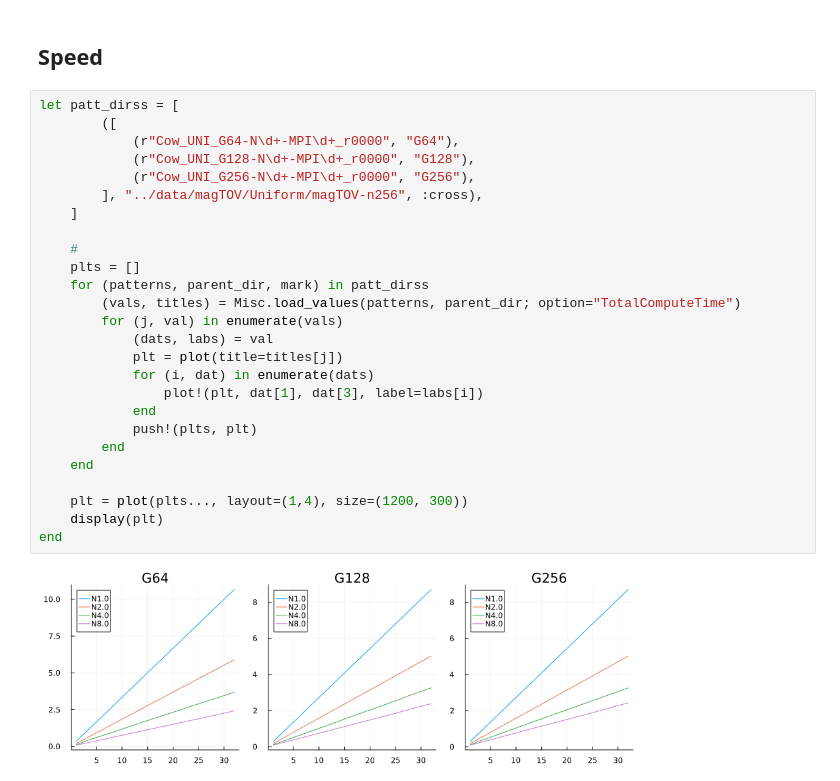
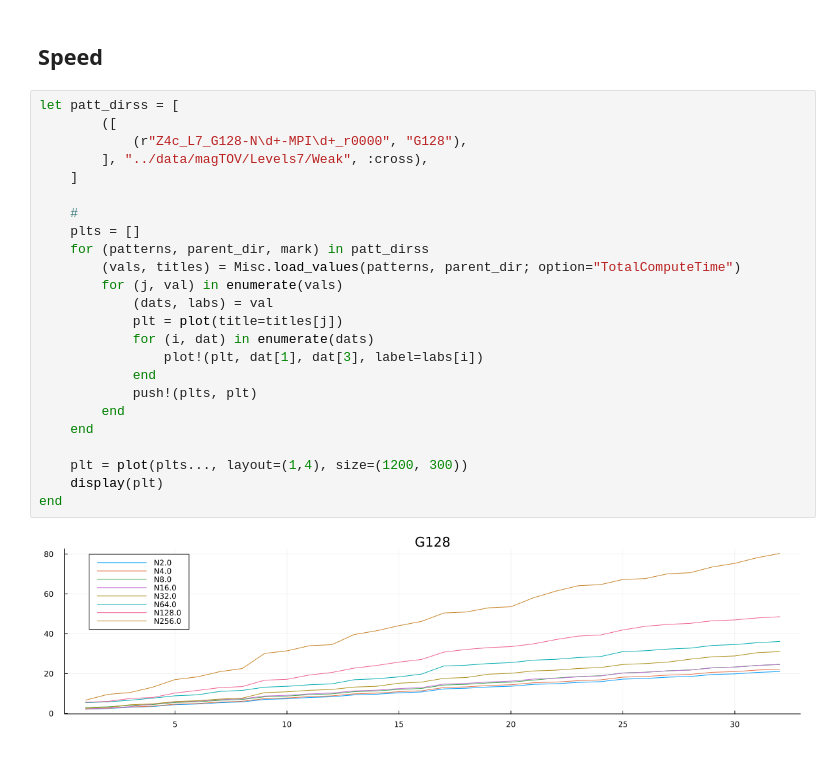
Before and after one commit to lwJi/ETK-Scaling-Tests, a Jupyter notebook: frontier/ipynb/magTOV-Levels7.ipynb, the cells around one changed output. Drawn from its saved outputs; the diff is of its cells as text.

Commit message:
frontier: update magTOV-Levels7.ipynb

```diff
--- a/frontier/ipynb/magTOV-Levels7.ipynb
+++ b/frontier/ipynb/magTOV-Levels7.ipynb
@@ -47,28 +47,26 @@ Zcs/sec
 # %%
 let patt_dirss = [
         ([
-            (r"Cow_UNI_G64-N\d+-MPI\d+_r0000", "G64"),
-            (r"Cow_UNI_G128-N\d+-MPI\d+_r0000", "G128"),
-            (r"Cow_UNI_G256-N\d+-MPI\d+_r0000", "G256"),
-        ], "../data/magTOV/Uniform/magTOV-n256", :cross),
+            (r"Z4c_L7_G128-N\d+-MPI\d+_r0000", "G128"),
+        ], "../data/magTOV/Levels7/Weak", :cross),
     ]
 
     #
     plts = []
     for (patterns, parent_dir, mark) in patt_dirss
         (vals, titles) = Misc.load_values(patterns, parent_dir; option="TotalComputeTime")
         for (j, val) in enumerate(vals)
             (dats, labs) = val
             plt = plot(title=titles[j])
             for (i, dat) in enumerate(dats)
                 plot!(plt, dat[1], dat[3], label=labs[i])
             end
             push!(plts, plt)
         end
     end
 
     plt = plot(plts..., layout=(1,4), size=(1200, 300))
     display(plt)
 end
 # %% [output]
-[figure, old version]
+[figure, new version]
```
Also changed, not shown: parts of 2 cells of this notebook.
